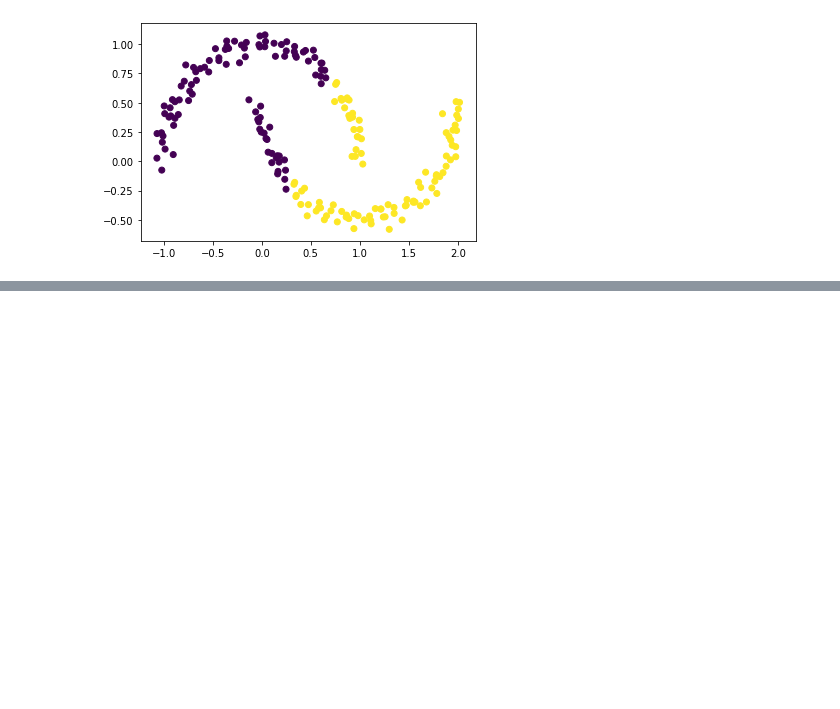
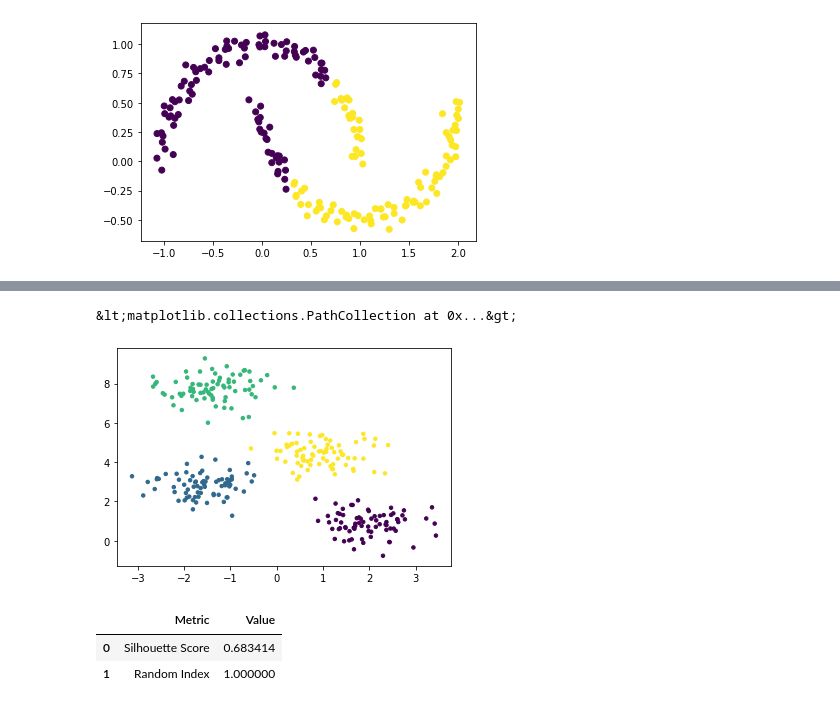
Before and after one commit to enzittonn/DSV-DAMI-I, a Jupyter notebook: lab2/lab2.ipynb, the cells around one changed output, grey strips where cells are left out. Cells and saved outputs as stored; diff of their text form; code cells hidden in the pictures; blank space fills up the shorter version.

```diff
--- a/lab2/lab2.ipynb
+++ b/lab2/lab2.ipynb
@@ -149,0 +154,6 @@ plt.scatter(Xx[:,0], Xx[:,1], c="black", cmap="viridis")
+# %%
+from sklearn_extra.cluster import KMedoids
+
+kmedoids = KMedoids(n_clusters=4, random_state=0, metric="manhattan")
+
+kmedoid_labels = kmedoids.fit_predict(X)
@@ -149,0 +177,5 @@ plt.scatter(Xx[:,0], Xx[:,1], c="black", cmap="viridis")
+# %%
+plt.scatter(X[:,0], X[:,1], c=kmedoid_labels, s=12, cmap="viridis")
+# %% [output]
+&lt;matplotlib.collections.PathCollection at 0x...&gt;
+[figure, added]
@@ -149,0 +197,6 @@ plt.scatter(Xx[:,0], Xx[:,1], c="black", cmap="viridis")
+# %%
+evaluation_metrics(X, kmedoid_labels, y_true, "manhattan")
+# %% [output]
+|  | Metric | Value |
+| 0 | Silhouette Score | 0.683414 |
+| 1 | Random Index | 1.000000 |
```
Also changed, not shown: parts of 4 cells of this notebook.
